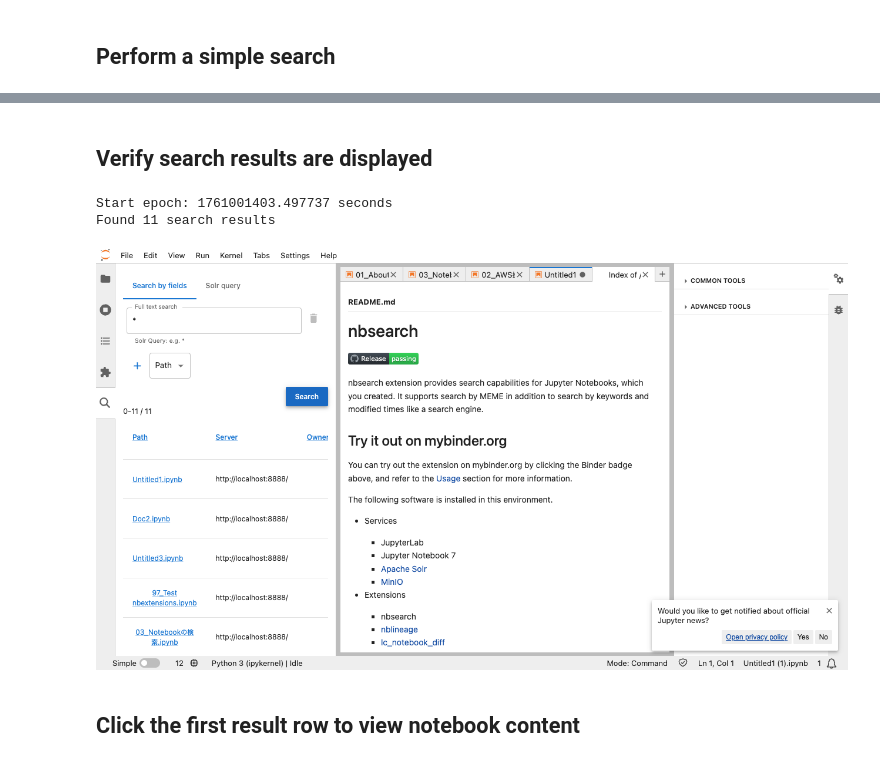
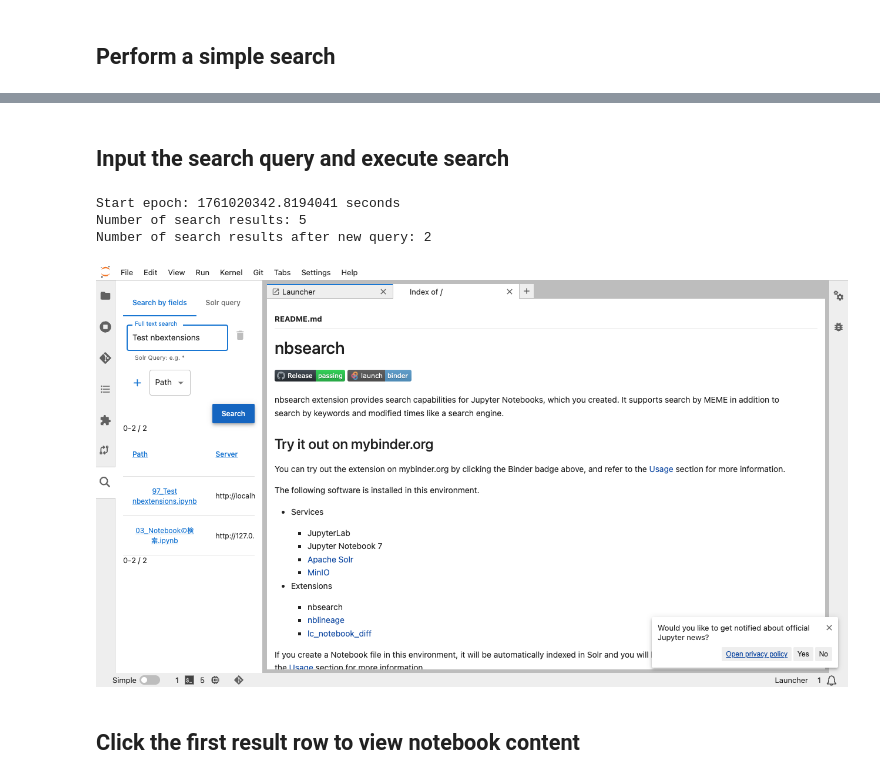
Before and after one commit to NII-cloud-operation/nbsearch, a Jupyter notebook: ui-tests/e2e-notebook/notebooks/01_Notebook_Search_on_JupyterLab.ipynb, the cells around one changed output, grey strips where cells are left out. Saved outputs shown, nothing was run; the diff lists cells and outputs as text; code cells hidden in the pictures.

```diff
--- a/ui-tests/e2e-notebook/notebooks/01_Notebook_Search_on_JupyterLab.ipynb
+++ b/ui-tests/e2e-notebook/notebooks/01_Notebook_Search_on_JupyterLab.ipynb
@@ -85,19 +86,28 @@ Start epoch: 1761001403.134067 seconds
-# %% [markdown]
-## Verify search results are displayed
-# %%
-async def _step(page):
-    # Check that at least one result row is visible
-    result_rows = page.locator('.nbsearch-results-root .MuiTableBody-root tr')
-    count = await result_rows.count()
-
-    print(f"Found {count} search results")
-    assert count > 0, "No search results found"
-
-await run_pw(_step)
-# %% [output]
-Start epoch: 1761001403.497737 seconds
-Found 11 search results
-[figure, removed]
+# %% [markdown]
+## Input the search query and execute search
+# %%
+async def _step(page):
+    # Count the number of search results
+    results = page.locator('.MuiTableBody-root tr')
+    count_before = await results.count()
+    print(f"Number of search results: {count_before}")
+
+    # Input a specific search query and press Enter to execute search
+    await page.locator('.nbsearch-query-fields-value .MuiOutlinedInput-input').fill('Test nbextensions')
+    await page.locator('.nbsearch-query-fields-value .MuiOutlinedInput-input').press('Enter')
+
+    # Wait for search results to update
+    await expect(page.locator('.MuiTableBody-root tr')).not_to_have_count(count_before, timeout=transition_timeout)
+    count_after = await results.count()
+    print(f"Number of search results after new query: {count_after}")
+    assert count_after < count_before, "Search results did not update after new query"
+
+await run_pw(_step)
+# %% [output]
+Start epoch: 1761020342.8194041 seconds
+Number of search results: 5
+Number of search results after new query: 2
+[figure, added]
 # %% [markdown]
 ## Click the first result row to view notebook content
 # %%
```
Also changed, not shown: parts of 7 cells of this notebook, 6 other files.
